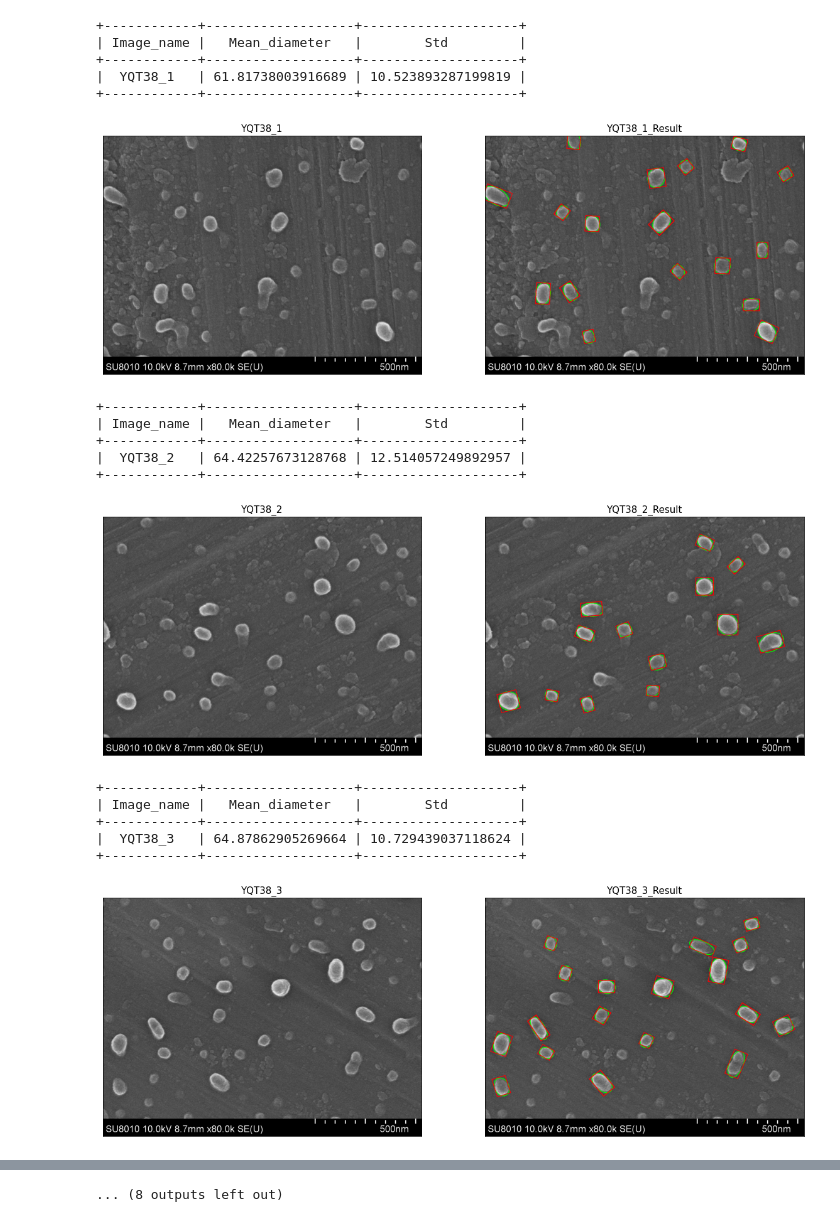
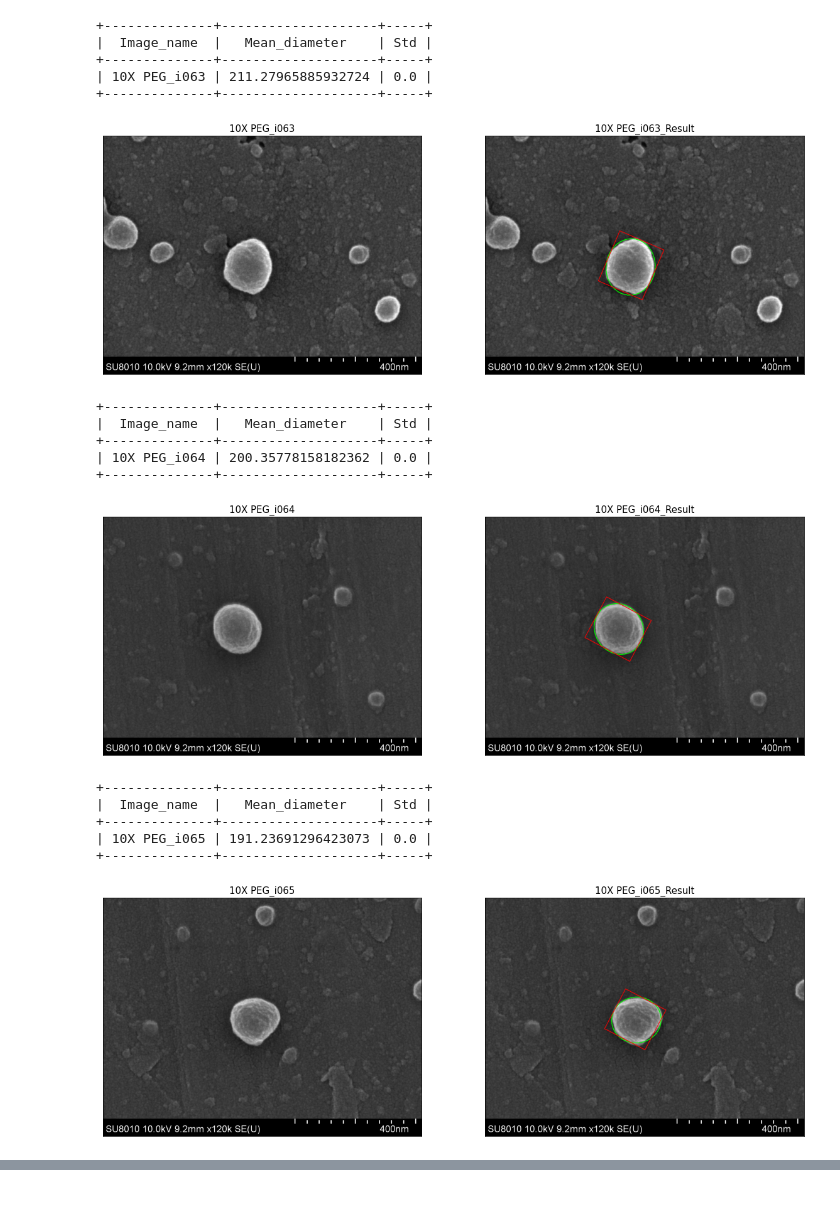
Before and after one commit to Louis5228/NTHU-Cell-Labeling, a Jupyter notebook: Calculate_mean_diameter.ipynb, the cells around one changed output, grey strips where cells are left out. Drawn from its saved outputs; the diff is of its cells as text; code cells hidden in the pictures.

```diff
--- a/Calculate_mean_diameter.ipynb
+++ b/Calculate_mean_diameter.ipynb
@@ -45,7 +47,7 @@ with open(csv_output, 'w') as csvfile:
 # %%
-for i in range(1,11):
-  file_name = 'YQT38_'+str(i)
-  file_path = f'/content/gdrive/My Drive/Cell_Label/YQT38-20201224T062916Z-001/YQT38/jpg/1208_jpg/{file_name}'
+for i in range(63,66):
+  file_name = '10X PEG_i0'+str(i)
+  file_path = f'/content/gdrive/My Drive/Cell_Label/PEG-20201223T044732Z-001/單顆/{file_name}'
 
   # Loads the image
   image_input = file_path + '.jpg'
@@ -68,49 +70,49 @@ for i in range(1,11):
     contours = np.round(label_points).astype(int)
 
     # Gets rotated bounding rectangle of contour
     minRect[N] = cv2.minAreaRect(contours)
     # Gets rotated bounding ellipse of contour
     minEllipse[N] = cv2.fitEllipse(contours)
 
     # Calculates ellipse area
     a, b = minEllipse[N][1][0] / 2, minEllipse[N][1][1] / 2
     area_ellipse = math.pi * a * b
     # Calculates mean diameter for each cell
     D = math.sqrt(area_ellipse / math.pi) * 2
 
     diameter_list.append(D)
 
   # Calculatea mean diameter
   mean_diameter = sum(diameter_list) / len(diameter_list)
   # Calculatea standard deviation
   variance = sum([((D - mean_diameter) ** 2) for D in diameter_list]) / len(diameter_list)
   std = variance ** 0.5
 
   # Print mean and std table
   print_table(file_name, mean_diameter, std)
   # Draw the origin image and result image
   draw_result(img, minRect, minEllipse)
 
   # Add data to csv file
-  # with open(output_path, '+a') as csvfile:
+  # with open(csv_output, '+a') as csvfile:
   #   writer = csv.writer(csvfile)
   #   writer.writerow([file_name, mean_diameter, std])
 # %% [output]
-+------------+-------------------+--------------------+
-| Image_name |   Mean_diameter   |        Std         |
-+------------+-------------------+--------------------+
-|  YQT38_1   | 61.81738003916689 | 10.523893287199819 |
-+------------+-------------------+--------------------+
++--------------+--------------------+-----+
+|  Image_name  |   Mean_diameter    | Std |
++--------------+--------------------+-----+
+| 10X PEG_i063 | 211.27965885932724 | 0.0 |
++--------------+--------------------+-----+
-[figure, old version]
+[figure, new version]
-+------------+-------------------+--------------------+
-| Image_name |   Mean_diameter   |        Std         |
-+------------+-------------------+--------------------+
-|  YQT38_2   | 64.42257673128768 | 12.514057249892957 |
-+------------+-------------------+--------------------+
++--------------+--------------------+-----+
+|  Image_name  |   Mean_diameter    | Std |
++--------------+--------------------+-----+
+| 10X PEG_i064 | 200.35778158182362 | 0.0 |
++--------------+--------------------+-----+
-[figure, old version]
+[figure, new version]
-+------------+-------------------+--------------------+
-| Image_name |   Mean_diameter   |        Std         |
-+------------+-------------------+--------------------+
-|  YQT38_3   | 64.87862905269664 | 10.729439037118624 |
-+------------+-------------------+--------------------+
++--------------+--------------------+-----+
+|  Image_name  |   Mean_diameter    | Std |
++--------------+--------------------+-----+
+| 10X PEG_i065 | 191.23691296423073 | 0.0 |
++--------------+--------------------+-----+
-[figure, old version]
+[figure, new version]
@@ -135 +118,0 @@ for i in range(1,11):
-... (8 outputs left out)
```
Also changed, not shown: parts of 3 cells of this notebook.
